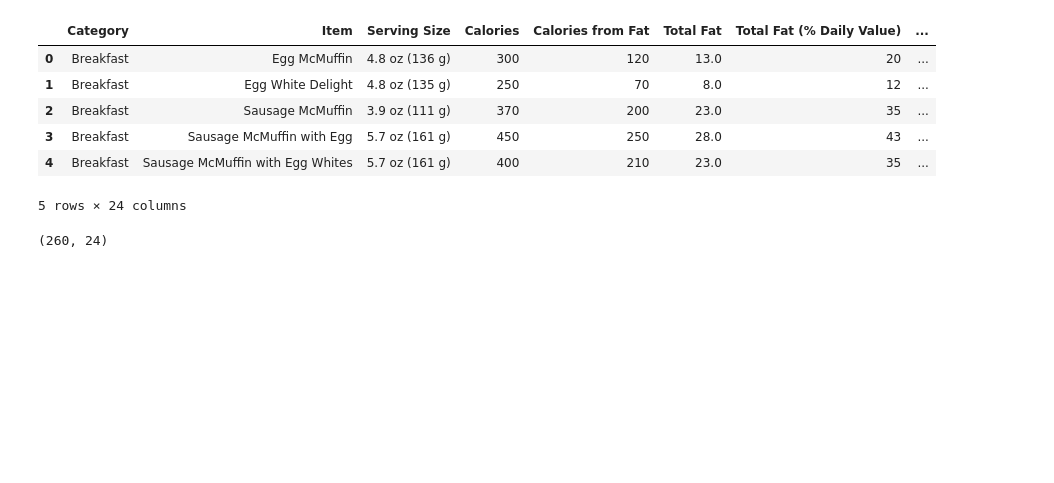
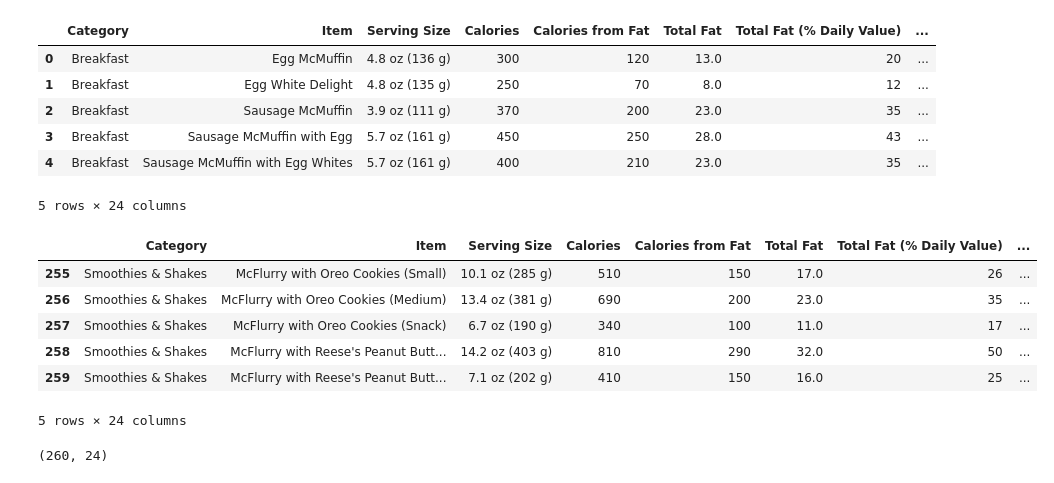
Before and after one commit to alena-analytics/mcdonalds-nutrition-analysis, a Jupyter notebook: analysis.ipynb, the cells around one changed output. Drawn from its saved outputs; the diff is of its cells as text; code cells hidden in the pictures; blank space fills up the shorter version.

```diff
--- a/analysis.ipynb
+++ b/analysis.ipynb
@@ -28,6 +28,16 @@ df.head()
 | 3 | Breakfast | Sausage McMuffin with Egg | 5.7 oz (161 g) | 450 | 250 | 28.0 | 43 | ... |
 | 4 | Breakfast | Sausage McMuffin with Egg Whites | 5.7 oz (161 g) | 400 | 210 | 23.0 | 35 | ... |
 5 rows × 24 columns
+# %%
+df.tail()
+# %% [output]
+|  | Category | Item | Serving Size | Calories | Calories from Fat | Total Fat | Total Fat (% Daily Value) | ... |
+| 255 | Smoothies & Shakes | McFlurry with Oreo Cookies (Small) | 10.1 oz (285 g) | 510 | 150 | 17.0 | 26 | ... |
+| 256 | Smoothies & Shakes | McFlurry with Oreo Cookies (Medium) | 13.4 oz (381 g) | 690 | 200 | 23.0 | 35 | ... |
+| 257 | Smoothies & Shakes | McFlurry with Oreo Cookies (Snack) | 6.7 oz (190 g) | 340 | 100 | 11.0 | 17 | ... |
+| 258 | Smoothies & Shakes | McFlurry with Reese's Peanut Butt... | 14.2 oz (403 g) | 810 | 290 | 32.0 | 50 | ... |
+| 259 | Smoothies & Shakes | McFlurry with Reese's Peanut Butt... | 7.1 oz (202 g) | 410 | 150 | 16.0 | 25 | ... |
+5 rows × 24 columns
 # %%
 df.shape
 # %% [output]
```
Also changed, not shown: parts of 6 cells of this notebook.
